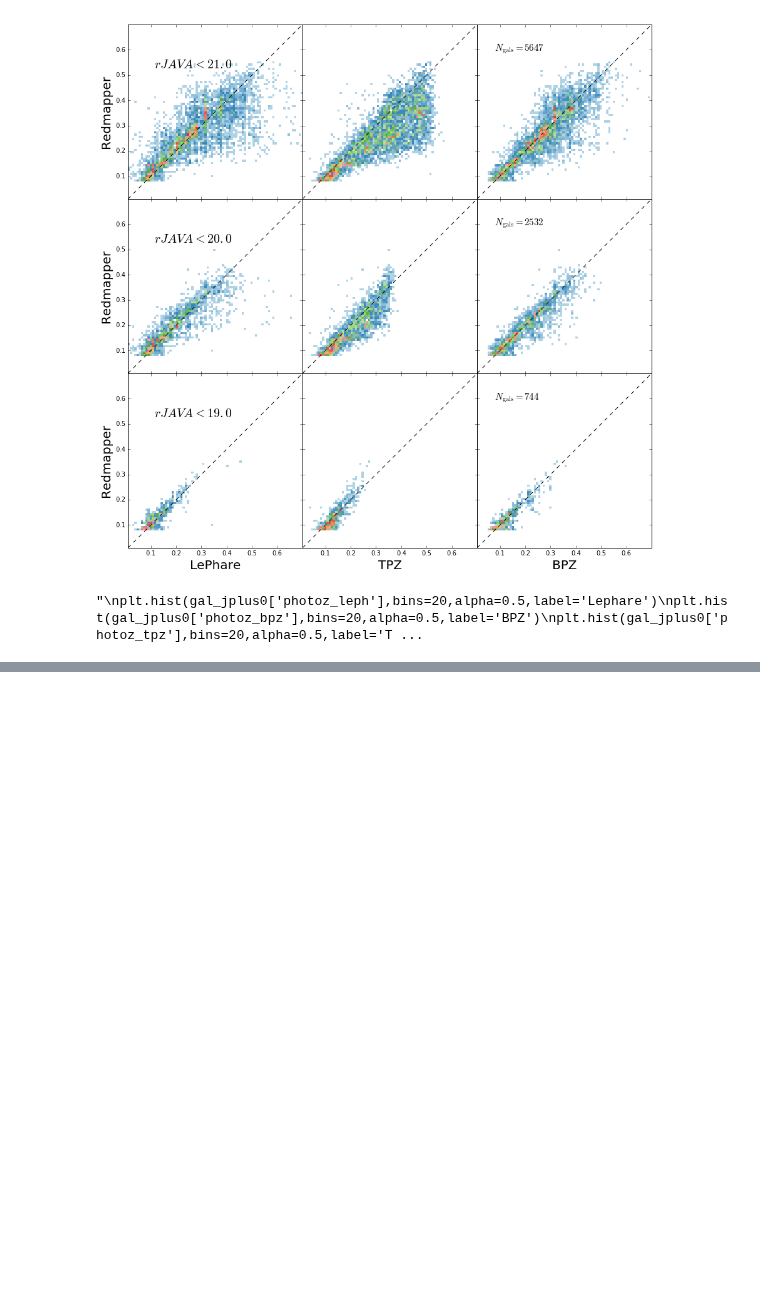
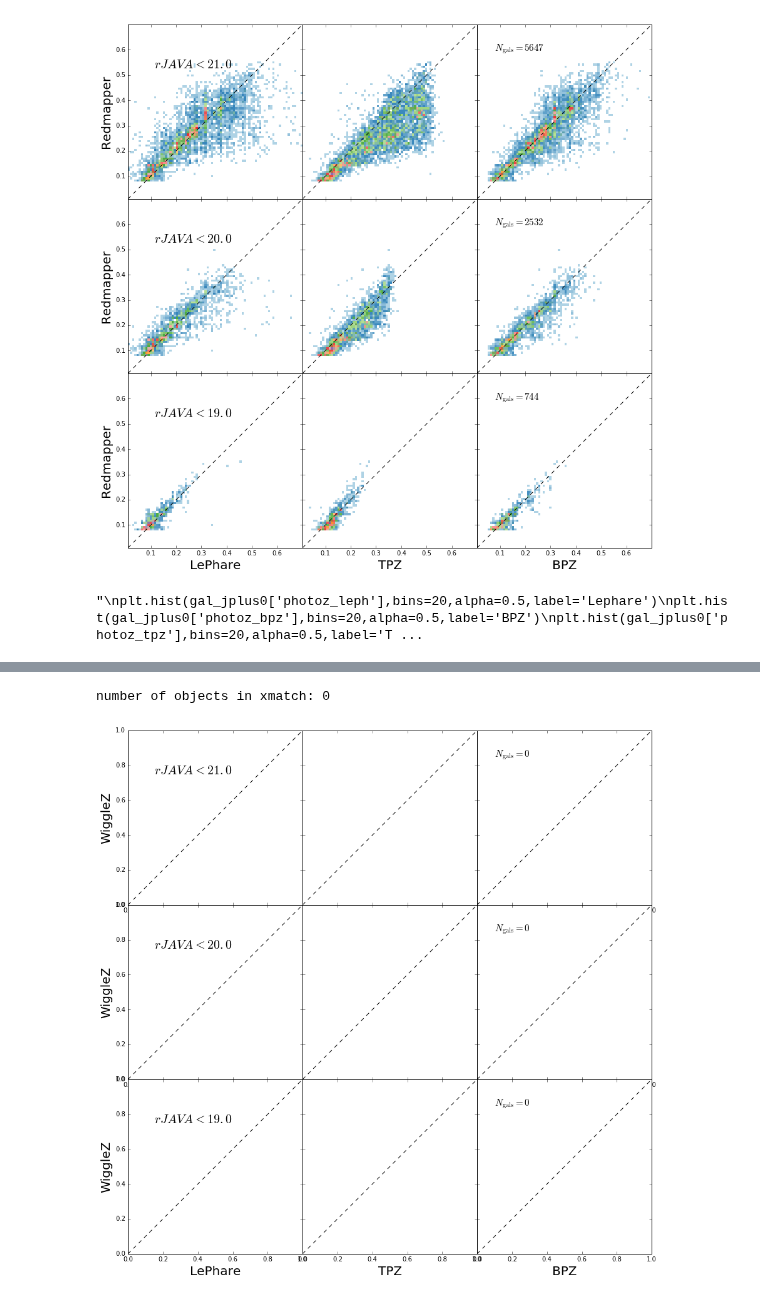
Before and after one commit to aaorsi/ELG_analysis, a Jupyter notebook: photoz_redmapper.ipynb, the cells around one changed output, grey strips where cells are left out. Drawn from its saved outputs; the diff is of its cells as text; code cells hidden in the pictures; blank space fills up the shorter version.

```diff
--- a/photoz_redmapper.ipynb
+++ b/photoz_redmapper.ipynb
@@ -237,0 +369,43 @@ plt.show()
+# %%
+# Wigglez catalogue... i'm using the same variable names as for 2dfgrs
+import numpy as np
+from astropy.io import fits
+
+two2dfcat = '/home/CEFCA/aaorsi/work/wigglez/wigglez_dr1.fits'
+
+ff = fits.open(two2dfcat)
+wigglez= ff[1].data
+
+ra_2df  = wigglez['RA']
+dec_2df = wigglez['DEC']
+z_2df   = wigglez['Redshift']
+
+#ra_2df, dec_2df, z_2df = np.loadtxt(two2dfcat, usecols=(1,2,3), unpack=True)
+
+
+
+
+
+
+ng = len(z_2df)
+
+coords_g = np.asarray([[ra_2df[i], dec_2df[i]] for i in range(ng)])
+
+d,ind = jplus.tools.crossmatch_angular(gal_jplus0['coords'],coords_g,max_distance=3e-4)
+mask = ((d != np.inf))
+jp_2df = jplus.tools.select_object(gal_jplus0, mask)
+
+# Cross match with ELG selection....
+jp_2df['zphoto'] = z_2df[ind[mask]]
+
+print 'number of objects in xmatch: %ld' % len(ind[mask])
+
+fig = validate_photoz(jp_2df, ylabel='WiggleZ', xr=[0,1], yr=[0,1])
+
+jplus.healpix.healpix_maps?
+
+
+# 0 galaxies to compare with :(
+# %% [output]
+number of objects in xmatch: 0
+[figure, added]
```
Also changed, not shown: parts of 15 cells of this notebook, 1 other file.
